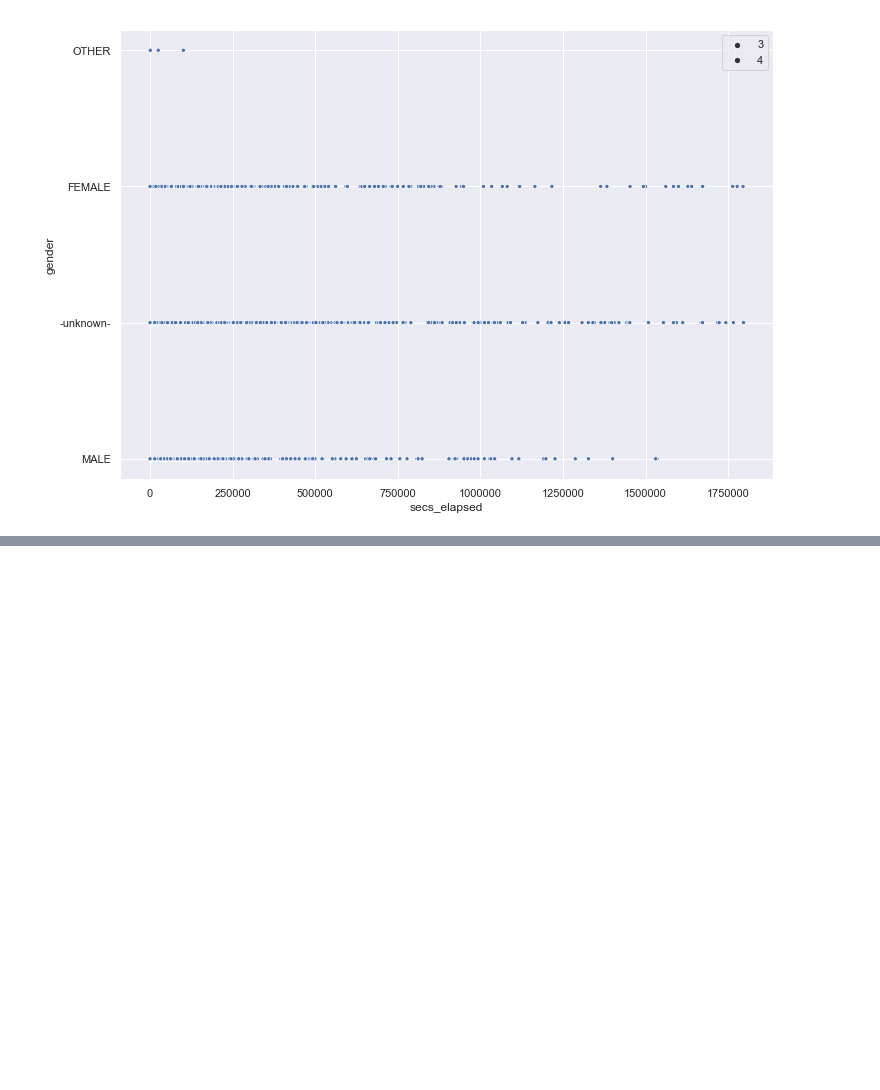
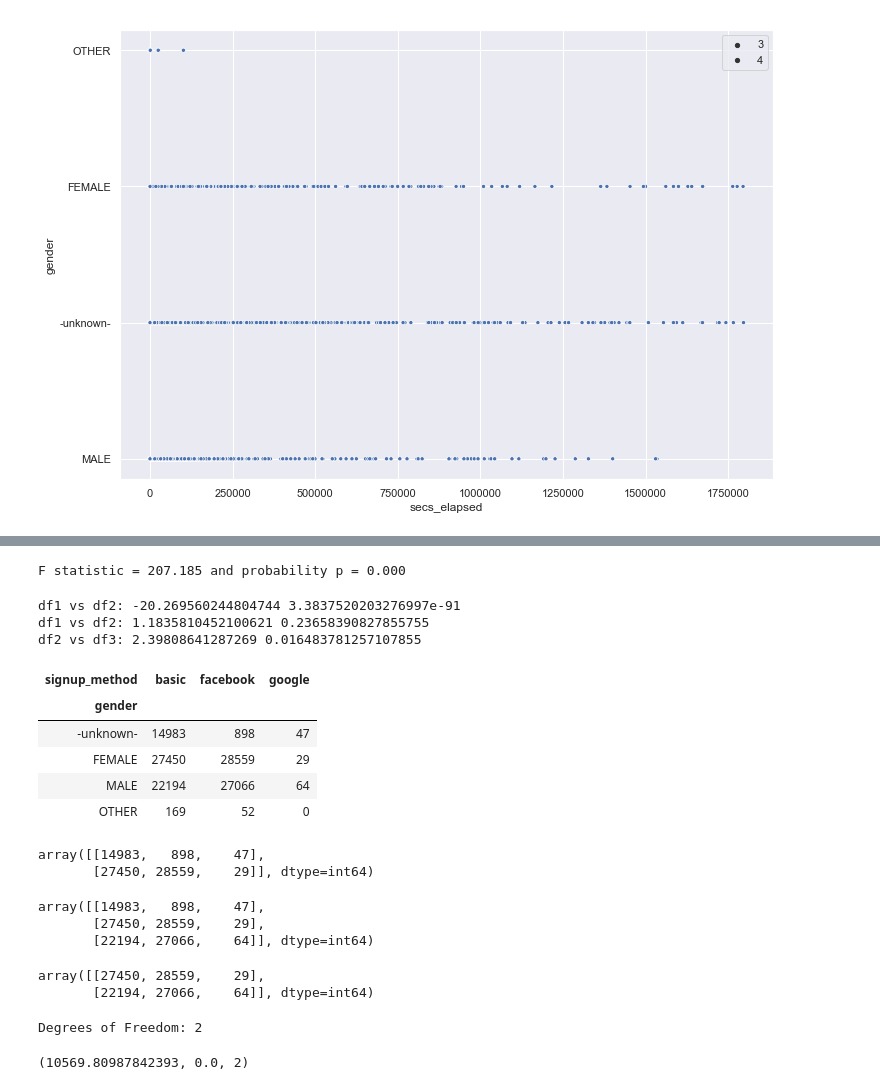
Before and after one commit to venkii83/Springboard, a Jupyter notebook: Capstone 1.ipynb, the cells around one changed output, grey strips where cells are left out. Cells and saved outputs as stored; diff of their text form; code cells hidden in the pictures; blank space fills up the shorter version.

```diff
--- a/Capstone 1.ipynb
+++ b/Capstone 1.ipynb
@@ -191,0 +317,6 @@ timeplot = sns.scatterplot(x='secs_elapsed', y='gender', data=data, size = 4)
+# %%
+#Performing a one way ANOVA
+F, p = stats.f_oneway(df1, df2, df3)
+print('F statistic = {:5.3f} and probability p = {:5.3f}'.format(F, p))
+# %% [output]
+F statistic = 207.185 and probability p = 0.000
@@ -191,0 +330,14 @@ timeplot = sns.scatterplot(x='secs_elapsed', y='gender', data=data, size = 4)
+# %%
+# apply ttest_indep()
+t, p = stats.ttest_ind(df1, df2)
+print('df1 vs df2:', t, p)
+
+t, p = stats.ttest_ind(df1, df3)
+print('df1 vs df2:', t, p)
+
+t, p = stats.ttest_ind(df2, df3)
+print('df2 vs df3:', t, p)
+# %% [output]
+df1 vs df2: -20.269560244804744 3.3837520203276997e-91
+df1 vs df2: 1.1835810452100621 0.23658390827855755
+df2 vs df3: 2.39808641287269 0.016483781257107855
@@ -191,0 +348,49 @@ timeplot = sns.scatterplot(x='secs_elapsed', y='gender', data=data, size = 4)
+# %%
+#Creating a contigency table for Chi Square test:
+#H0= We believe there is no relationship between gender and signup method (are independent of each other)
+#H1 = These two variable are not independent of each other
+contingency_table = pd.crosstab(
+    df['gender'], df['signup_method'])
+contingency_table
+#Each cell in this table represents a frequency count. For example, the intersection of the 'Male' row
+#and the 'facebook' column of the table would represent how many males use facebook as a signup method
+# %% [output]
+| signup_method | basic | facebook | google |
+| gender |  |  |  |
+| -unknown- | 14983 | 898 | 47 |
+| FEMALE | 27450 | 28559 | 29 |
+| MALE | 22194 | 27066 | 64 |
+| OTHER | 169 | 52 | 0 |
+# %%
+f_obs = np.array([contingency_table.iloc[0][0:6].values,
+                  contingency_table.iloc[1][0:6].values])
+f_obs
+# %% [output]
+array([[14983,   898,    47],
+       [27450, 28559,    29]], dtype=int64)
+# %%
+row_sums = contingency_table.iloc[0:3].values
+row_sums
+# %% [output]
+array([[14983,   898,    47],
+       [27450, 28559,    29],
+       [22194, 27066,    64]], dtype=int64)
+# %%
+col_sums = contingency_table.iloc[1:3].values
+col_sums
+# %% [output]
+array([[27450, 28559,    29],
+       [22194, 27066,    64]], dtype=int64)
+# %%
+dof = (len(row_sums)-1)*(len(col_sums)-1)
+print("Degrees of Freedom: {}".format(dof))
+# %% [output]
+Degrees of Freedom: 2
+# %%
+from scipy import stats
+stats.chi2_contingency(f_obs)[0:3]
+#With a p-value < 0.05 , we can reject the null hypothesis. There is definitely some sort of relationship between
+#'gender' and the 'signup method' column. We don't know what this relationship is,
+# but we do know that these two variables are not independent of each other.
+# %% [output]
+(10569.80987842393, 0.0, 2)
```
Also changed, not shown: parts of 20 cells of this notebook.
